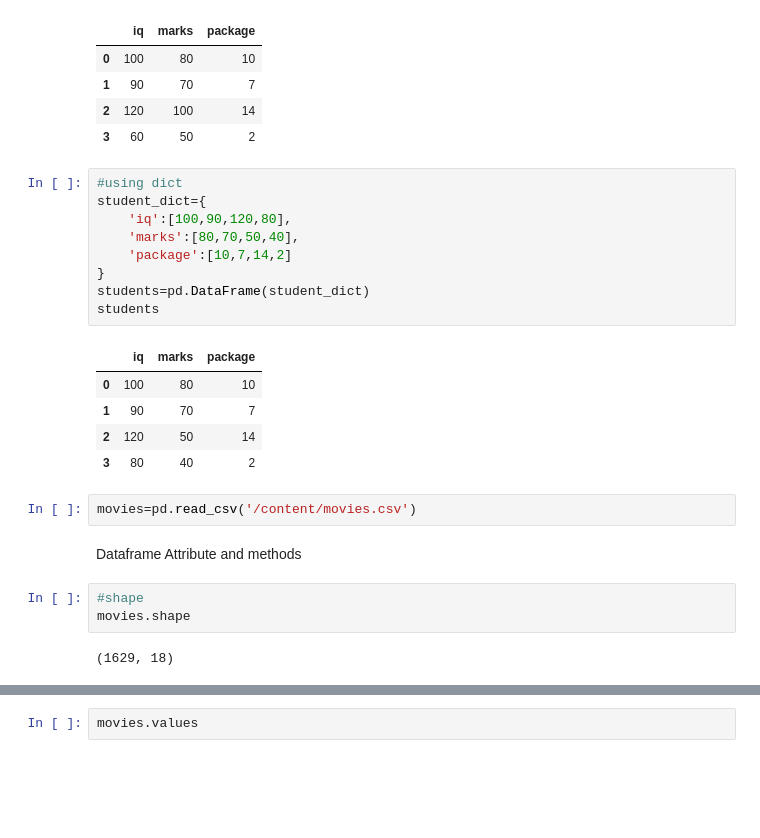
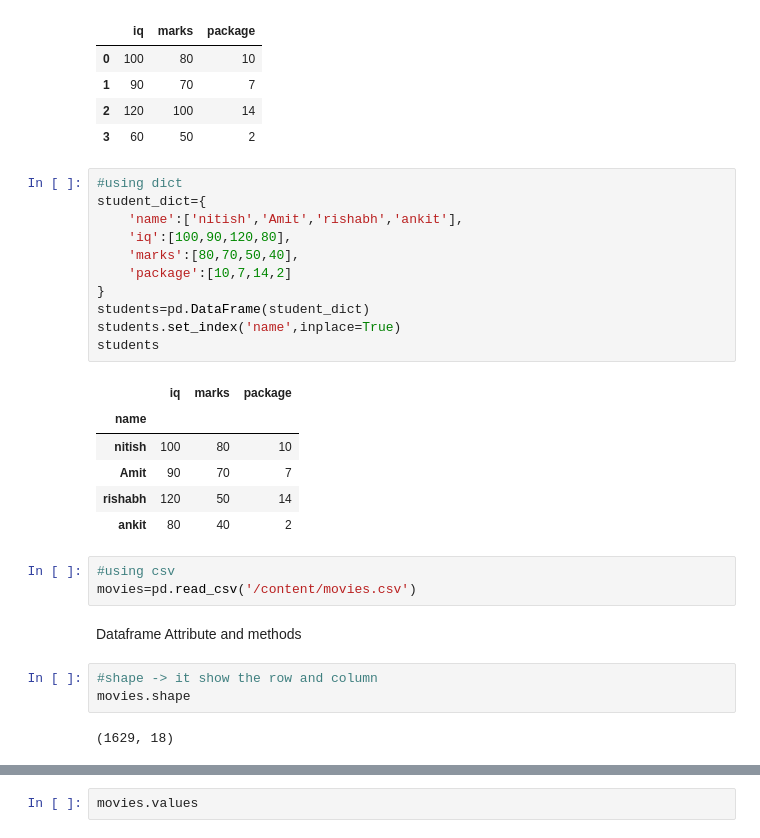
Before and after one commit to Amitav174/Pandas-series, a Jupyter notebook: Pandas_DataFrame.ipynb, the cells around one changed output, grey strips where cells are left out. Drawn from its saved outputs; the diff is of its cells as text; blank space fills up the shorter version.

```diff
--- a/Pandas_DataFrame.ipynb
+++ b/Pandas_DataFrame.ipynb
@@ -23,24 +25,28 @@ pd.DataFrame(student_data,columns=['iq','marks','package'])
 # %%
 #using dict
 student_dict={
+    'name':['nitish','Amit','rishabh','ankit'],
     'iq':[100,90,120,80],
     'marks':[80,70,50,40],
     'package':[10,7,14,2]
 }
 students=pd.DataFrame(student_dict)
+students.set_index('name',inplace=True)
 students
 # %% [output]
 |  | iq | marks | package |
-| 0 | 100 | 80 | 10 |
-| 1 | 90 | 70 | 7 |
-| 2 | 120 | 50 | 14 |
-| 3 | 80 | 40 | 2 |
+| name |  |  |  |
+| nitish | 100 | 80 | 10 |
+| Amit | 90 | 70 | 7 |
+| rishabh | 120 | 50 | 14 |
+| ankit | 80 | 40 | 2 |
 # %%
+#using csv
 movies=pd.read_csv('/content/movies.csv')
 # %% [markdown]
 Dataframe Attribute and methods
 # %%
-#shape
+#shape -> it show the row and column
 movies.shape
 # %% [output]
 (1629, 18)
```
Also changed, not shown: parts of 39 cells of this notebook.
